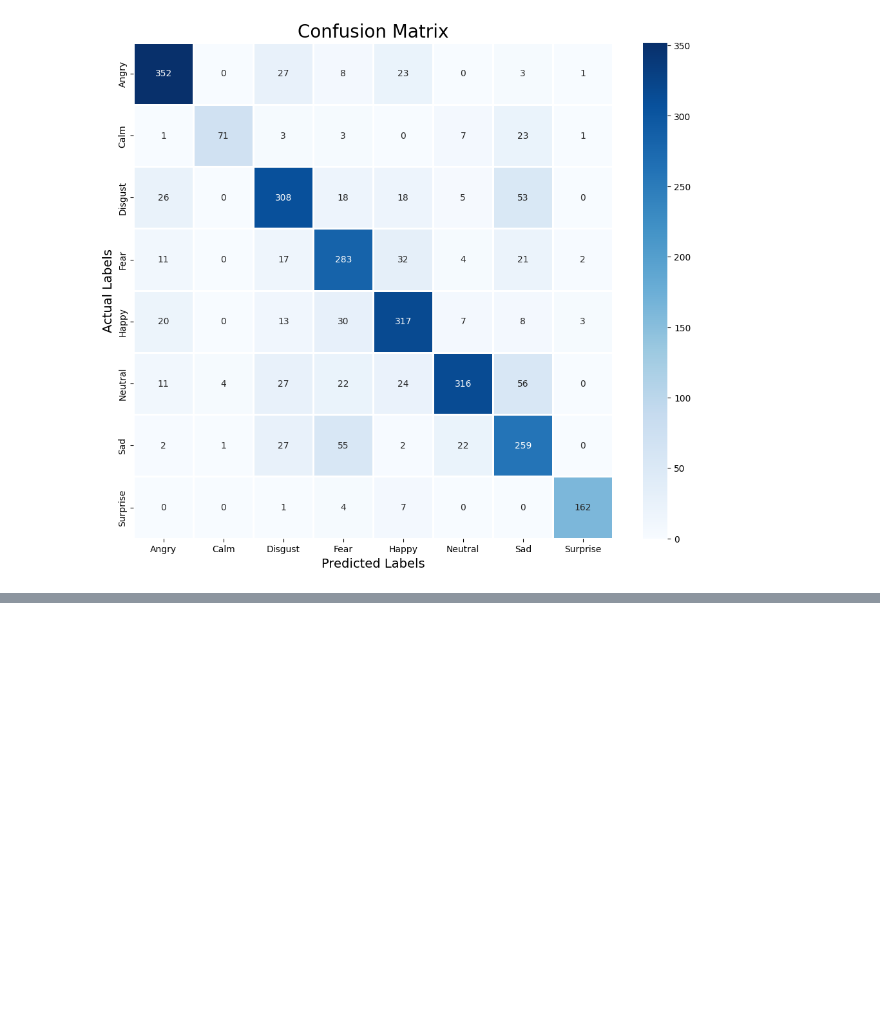
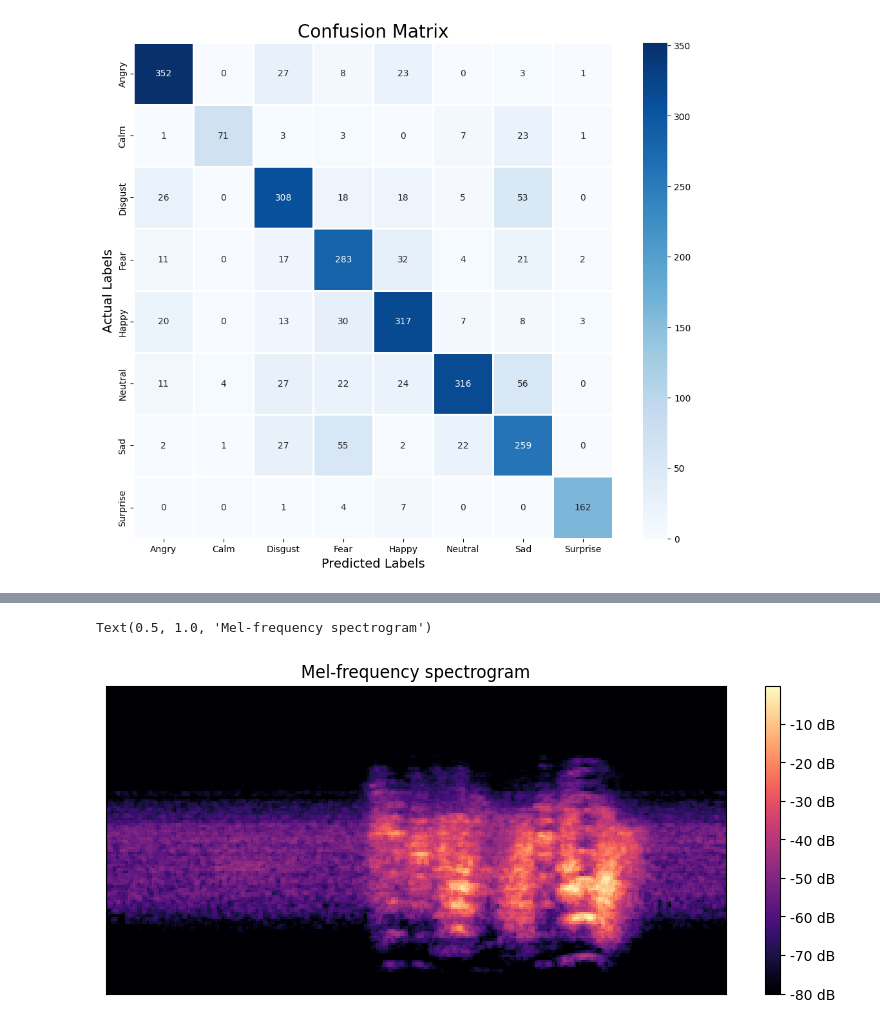
Before and after one commit to andypham1902/speech_classification, a Jupyter notebook: eda.ipynb, the cells around one changed output, grey strips where cells are left out. Cells and saved outputs as stored; diff of their text form; code cells hidden in the pictures; blank space fills up the shorter version.

```diff
--- a/eda.ipynb
+++ b/eda.ipynb
@@ -161,3 +161,32 @@ plt.ylabel('Actual Labels', size=14)
 plt.show()
 # %% [output]
 [figure]
+# %%
+from audiomentations import Compose, AddGaussianNoise, TimeStretch, PitchShift, Shift, AddColorNoise, LoudnessNormalization, Normalize, RoomSimulator, Aliasing, BitCrush, BandPassFilter
+
+
+augment = Compose([
+    TimeStretch(min_rate=0.9, max_rate=1.1, p=0.4),
+    PitchShift(min_semitones=-2, max_semitones=2, p=0.4),
+    Shift(p=1.0, shift_unit="seconds", min_shift=-1.5, max_shift=1.5),
+    # RoomSimulator(p=0.2),
+    AddColorNoise(p=0.3),
+    AddGaussianNoise(min_amplitude=0.0001, max_amplitude=0.002, p=0.5),
+    BandPassFilter(min_center_freq=80.0, max_center_freq=4000.0, p=0.5),
+    BitCrush(p=0.4),
+    Aliasing(p=0.2),
+    # LoudnessNormalization(p=0.5),
+    # Normalize(p=0.5),
+])
+# %%
+import librosa
+import matplotlib.pyplot as plt
+import numpy as np
+from IPython.display import Audio
+
+sr = 16000
+length = 4
+n_mels=128
+
+data = librosa.load('/Users/anhph/Downloads/happy.wav', sr=sr)
+Audio(data[0], rate=sr)
@@ -163,0 +199,9 @@ plt.show()
+# %%
+plt.figure(figsize=(10, 4))
+spectrogram = librosa.feature.melspectrogram(y=augment(data[0], sample_rate=sr), sr=sr, fmax=sr/2, n_mels=n_mels, hop_length=256, n_fft=1024)
+librosa.display.specshow(librosa.power_to_db(spectrogram, ref=np.max), sr=sr)
+plt.colorbar(format='%+2.0f dB')
+plt.title('Mel-frequency spectrogram')
+# %% [output]
+Text(0.5, 1.0, 'Mel-frequency spectrogram')
+[figure, added]
```
Also changed, not shown: parts of 2 cells of this notebook, 4 other files.
